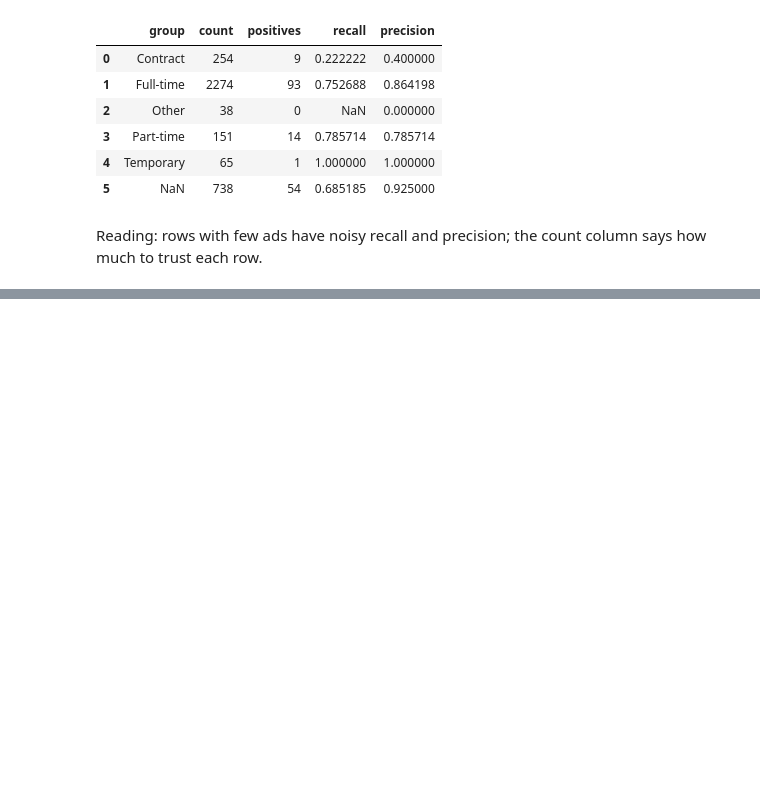
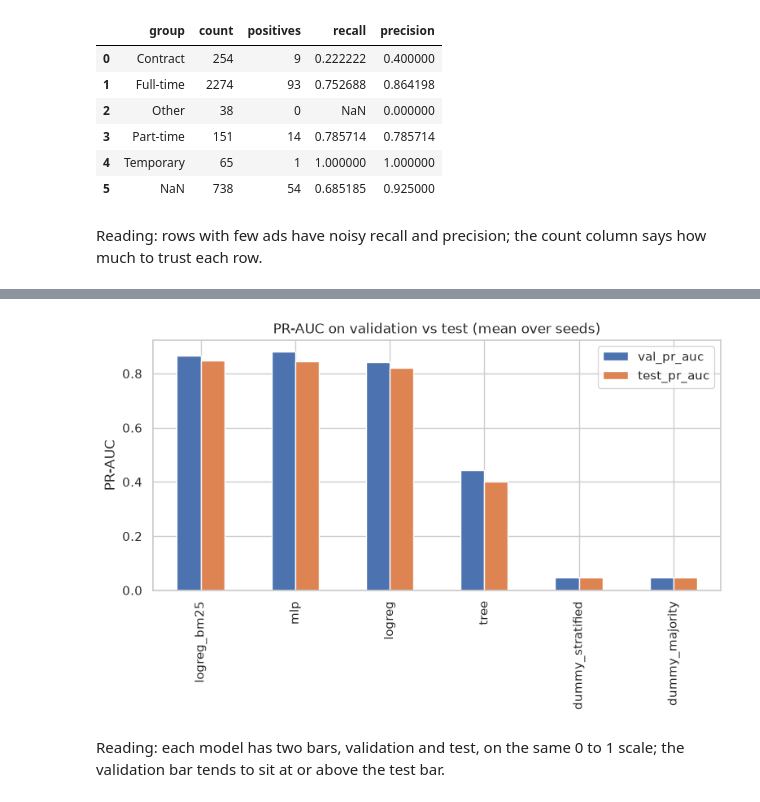
Before and after one commit to BanAnA9205/fake-job-detection-p4ai, a Jupyter notebook: code/notebooks/02_classical_ml.ipynb, the cells around one changed output, grey strips where cells are left out. Cells and saved outputs as stored; diff of their text form; code cells hidden in the pictures; blank space fills up the shorter version.

Commit message:
Restructure into three notebooks (EDA+preprocessing, classical ML, deep learning); run logic moved to modules

```diff
--- a/code/notebooks/02_classical_demo.ipynb
+++ b/code/notebooks/02_classical_ml.ipynb
@@ -25,7 +31,10 @@ from modules import explain_helper as eh
 DATA = "../data/fake_job_postings.csv"
 # %%
 SEED = 0
+SEEDS = [0, 1, 2, 3, 4]
 SPLIT_PATH = "splits/seed0.npz"
+OUT_CLASSICAL = "outputs/classical"
+GROUPS = ["classical"]  # notebook 03 adds the deep models to the same comparison
 
 dh.seed_everything(SEED)
 sns.set_theme(style="whitegrid")
@@ -340,0 +379,10 @@ numbers.
+# %%
+OUT_DEEP = "outputs/deep"
+DIRS = {"classical": OUT_CLASSICAL, "deep": OUT_DEEP}
+
+
+class StopExecution(Exception):
+    """Stops the notebook quietly when there is nothing to report."""
+
+    def _render_traceback_(self):
+        pass  # IPython hook: an empty traceback, so the notebook just stops
@@ -340,0 +395,10 @@ numbers.
+# %%
+dirs = [d for g, d in DIRS.items() if g in GROUPS and os.path.isdir(d) and os.listdir(d)]
+res = rh.load_results(*dirs) if dirs else pd.DataFrame(columns=["group"])
+res = res[res["group"].isin(GROUPS)]
+if res.empty:
+    print("No result files were found. Looked in:", dirs)
+    print("Run the experiment cells of this notebook first, then re-run this section.")
+    raise StopExecution
+print(f"{len(res)} runs found: {res['model'].nunique()} models, "
+      f"seeds {sorted(int(x) for x in res['seed'].unique())}")
@@ -340,0 +428,15 @@ numbers.
+# %%
+def fmt(col):
+    """mean +- std over seeds for one metric; a lone seed has no std."""
+    g = res.groupby("model")[col]
+    return [f"{m:.3f} +- {s:.3f}" if pd.notna(s) else f"{m:.3f}"
+            for m, s in zip(g.mean(), g.std())]
+
+order = res.groupby("model")["test_pr_auc"].mean().sort_values(ascending=False).index
+pd.DataFrame({
+    "seeds": res.groupby("model").size(),
+    "test PR-AUC": fmt("test_pr_auc"),
+    "test F1": fmt("test_f1"),
+    "test precision": fmt("test_precision"),
+    "test recall": fmt("test_recall"),
+}).loc[order]
@@ -340,0 +461,12 @@ numbers.
+# %%
+means = res.groupby("model")[["val_pr_auc", "test_pr_auc"]].mean().loc[order]
+ax = means.plot(kind="bar", figsize=(9, 4))
+ax.set_title("PR-AUC on validation vs test (mean over seeds)")
+ax.set_xlabel("")
+ax.set_ylabel("PR-AUC")
+plt.show()
+# %% [output]
+[figure, added]
+# %% [markdown]
+Reading: each model has two bars, validation and test, on the same 0 to 1 scale;
+the validation bar tends to sit at or above the test bar.
```
Also changed, not shown: parts of 38 cells of this notebook, 12 other files.
